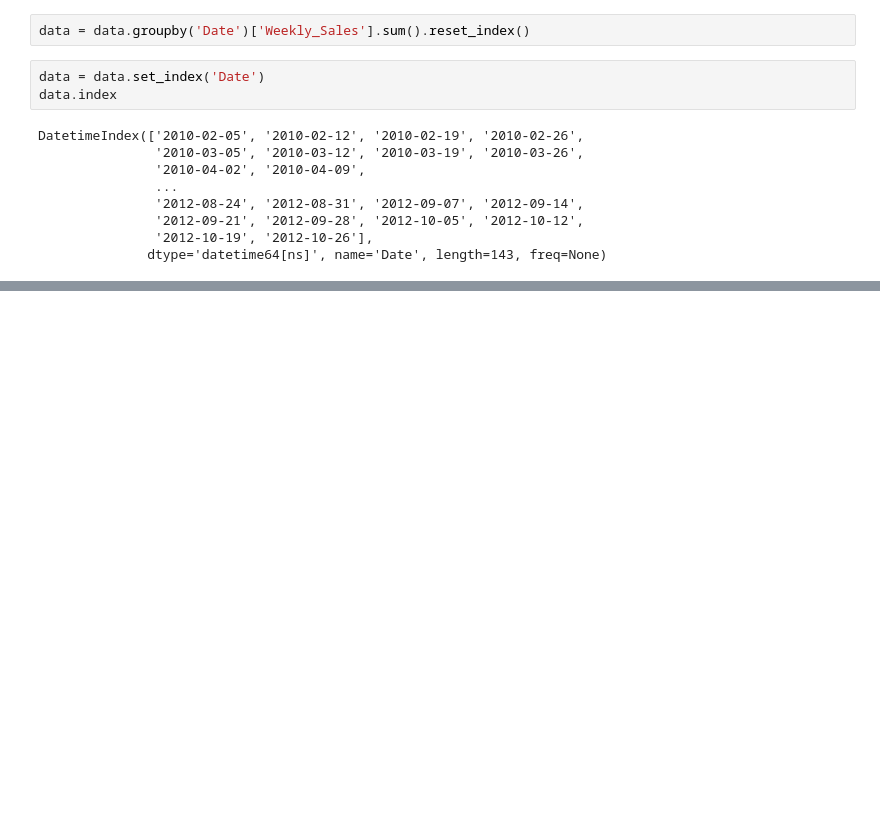
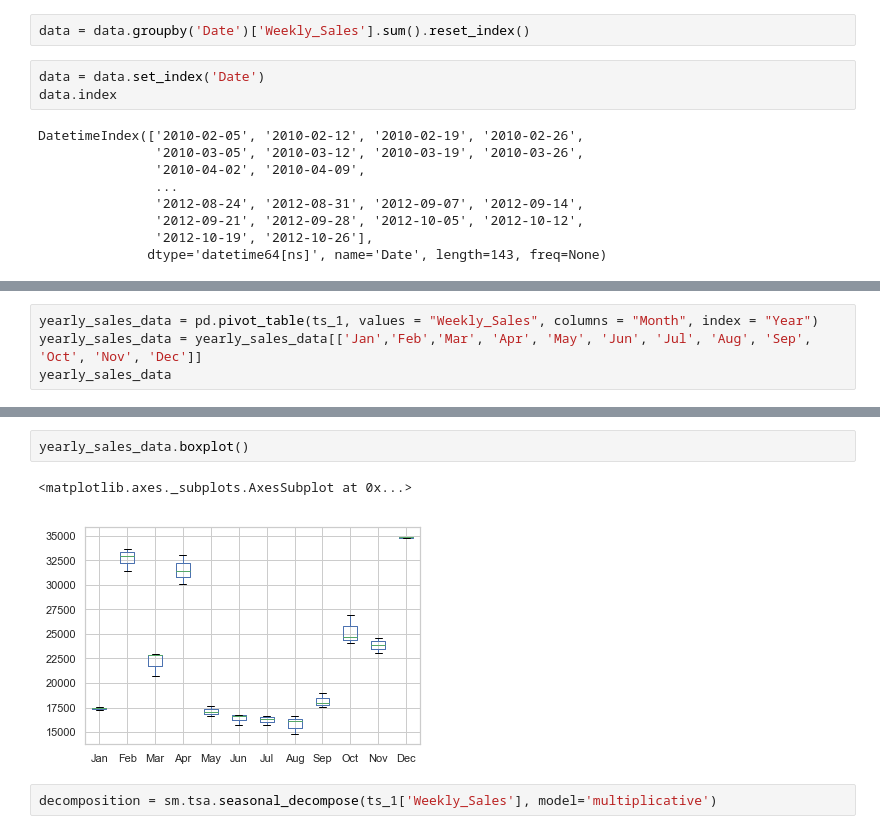
Before and after one commit to mohan-aditya05/walmart_sales_forecasting, a Jupyter notebook: Walmart Sales Forecast.ipynb, the cells around one changed output, grey strips where cells are left out. Saved outputs shown, nothing was run; the diff lists cells and outputs as text; blank space fills up the shorter version.

```diff
--- a/Walmart Sales Forecast.ipynb
+++ b/Walmart Sales Forecast.ipynb
@@ -130,0 +177,4 @@ plt.tight_layout()
+# %%
+yearly_sales_data = pd.pivot_table(ts_1, values = "Weekly_Sales", columns = "Month", index = "Year")
+yearly_sales_data = yearly_sales_data[['Jan','Feb','Mar', 'Apr', 'May', 'Jun', 'Jul', 'Aug', 'Sep', 'Oct', 'Nov', 'Dec']]
+yearly_sales_data
@@ -130,0 +187,7 @@ plt.tight_layout()
+# %%
+yearly_sales_data.boxplot()
+# %% [output]
+<matplotlib.axes._subplots.AxesSubplot at 0x...>
+[figure, added]
+# %%
+decomposition = sm.tsa.seasonal_decompose(ts_1['Weekly_Sales'], model='multiplicative')
```
Also changed, not shown: parts of 33 cells of this notebook.
